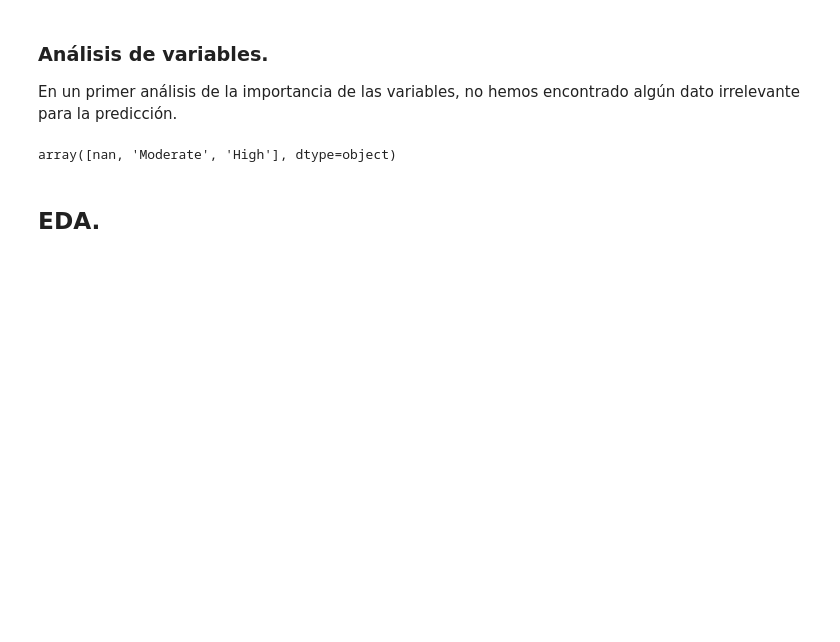
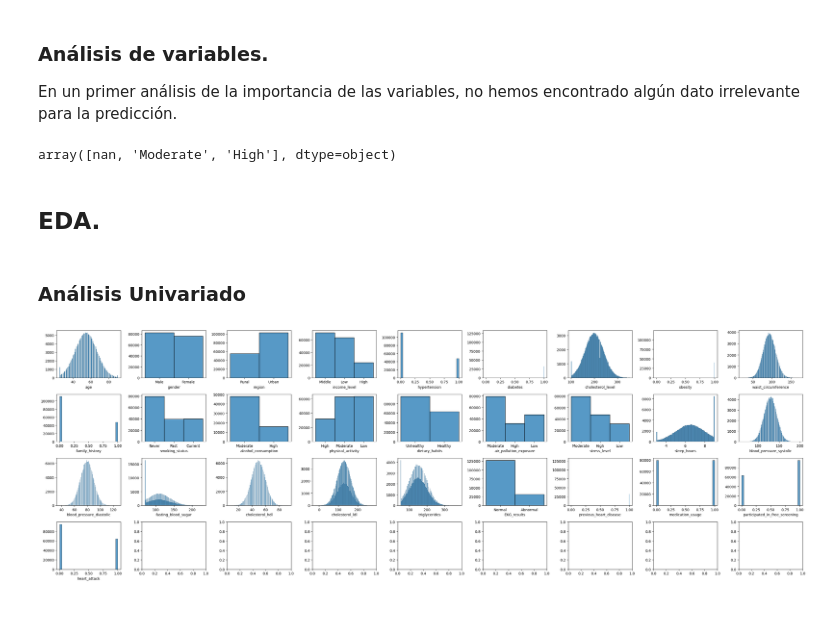
Before and after one commit to 4GeeksAcademy/heart-attack-prediction, a Jupyter notebook: src/explore.ipynb, the cells around one changed output. Saved outputs shown, nothing was run; the diff lists cells and outputs as text; code cells hidden in the pictures; blank space fills up the shorter version.

```diff
--- a/src/explore.ipynb
+++ b/src/explore.ipynb
@@ -77,5 +77,24 @@ df["alcohol_consumption"].unique()
 array([nan, 'Moderate', 'High'], dtype=object)
 # %% [markdown]
 ## EDA.
+# %% [markdown]
+### Análisis Univariado
+# %%
+import seaborn as sns
+import matplotlib.pyplot as plt
+
+all_columns = list(df.columns)
+# Suponiendo que 'df' es tu DataFrame y 'axis' es una matriz de subgráficas
+fig, axis = plt.subplots(4, 9, figsize=(30, 10))
+# Lista de variables para graficar
+variables = all_columns
+# Iterar sobre las variables y sus posiciones en el eje
+for i, var in enumerate(variables):
+    ax = axis[i // 9, i % 9]  # Determinar la posición en la matriz
+    sns.histplot(ax=ax, data=df, x=var).set(ylabel=None)
+plt.tight_layout()  # Ajustar el espaciado entre subgráficas
+plt.show()
+# %% [output]
+[figure, added]
 # %% [markdown]
 ##
```
